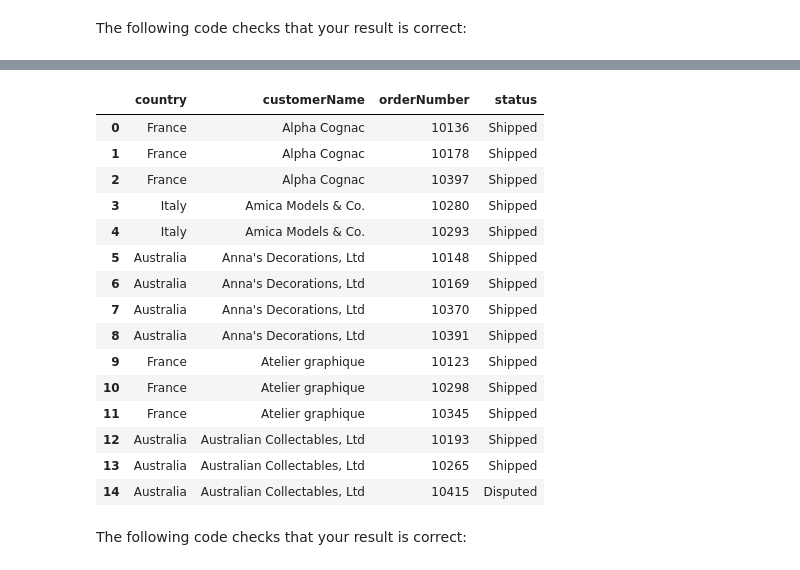
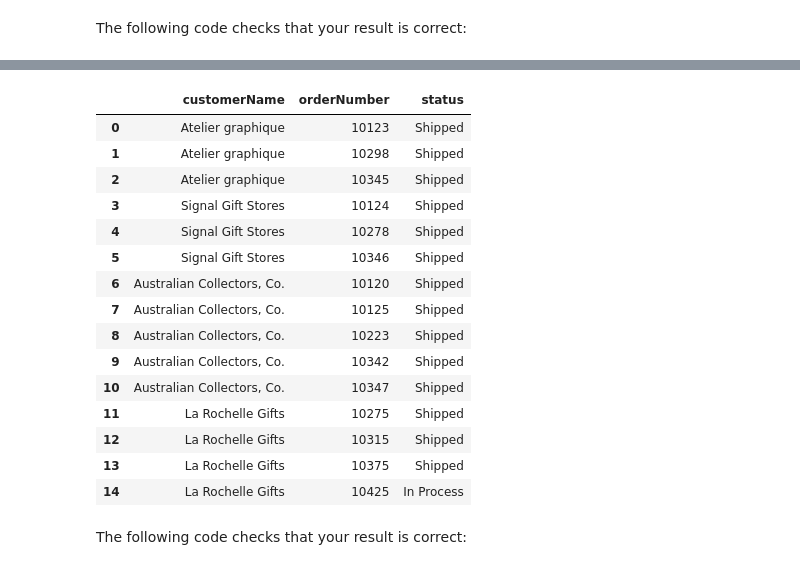
Before and after one commit to asphodelian/SQL-Exploration, a Jupyter notebook: SQL_Lab_Assignment_1.ipynb, the cells around one changed output, grey strips where cells are left out. Saved outputs shown, nothing was run; the diff lists cells and outputs as text; code cells hidden in the pictures.

```diff
--- a/SQL_Lab_Assignment_1.ipynb
+++ b/SQL_Lab_Assignment_1.ipynb
@@ -308,44 +308,42 @@ We will only display the first 15 results.
 # %%
 # Replace None with appropriate SQL code
 q5 = """
 SELECT
-    country,
     customerName,
     orderNumber,
     status
 FROM
     customers
 LEFT JOIN
     orders
 ON
     customers.customerNumber = orders.customerNumber
 WHERE
     orderNumber != "NAN" AND
-    status != "NONE" AND
-    country != "UK"
+    status != "NONE"
 ORDER BY
-    customerName
+    customers.customerNumber
 ;
 """
 q5_result = pd.read_sql(q5, conn)
 q5_result.head(15)
 # %% [output]
-|  | country | customerName | orderNumber | status |
-| 0 | France | Alpha Cognac | 10136 | Shipped |
-| 1 | France | Alpha Cognac | 10178 | Shipped |
-| 2 | France | Alpha Cognac | 10397 | Shipped |
-| 3 | Italy | Amica Models & Co. | 10280 | Shipped |
-| 4 | Italy | Amica Models & Co. | 10293 | Shipped |
-| 5 | Australia | Anna's Decorations, Ltd | 10148 | Shipped |
-| 6 | Australia | Anna's Decorations, Ltd | 10169 | Shipped |
-| 7 | Australia | Anna's Decorations, Ltd | 10370 | Shipped |
-| 8 | Australia | Anna's Decorations, Ltd | 10391 | Shipped |
-| 9 | France | Atelier graphique | 10123 | Shipped |
-| 10 | France | Atelier graphique | 10298 | Shipped |
-| 11 | France | Atelier graphique | 10345 | Shipped |
-| 12 | Australia | Australian Collectables, Ltd | 10193 | Shipped |
-| 13 | Australia | Australian Collectables, Ltd | 10265 | Shipped |
-| 14 | Australia | Australian Collectables, Ltd | 10415 | Disputed |
+|  | customerName | orderNumber | status |
+| 0 | Atelier graphique | 10123 | Shipped |
+| 1 | Atelier graphique | 10298 | Shipped |
+| 2 | Atelier graphique | 10345 | Shipped |
+| 3 | Signal Gift Stores | 10124 | Shipped |
+| 4 | Signal Gift Stores | 10278 | Shipped |
+| 5 | Signal Gift Stores | 10346 | Shipped |
+| 6 | Australian Collectors, Co. | 10120 | Shipped |
+| 7 | Australian Collectors, Co. | 10125 | Shipped |
+| 8 | Australian Collectors, Co. | 10223 | Shipped |
+| 9 | Australian Collectors, Co. | 10342 | Shipped |
+| 10 | Australian Collectors, Co. | 10347 | Shipped |
+| 11 | La Rochelle Gifts | 10275 | Shipped |
+| 12 | La Rochelle Gifts | 10315 | Shipped |
+| 13 | La Rochelle Gifts | 10375 | Shipped |
+| 14 | La Rochelle Gifts | 10425 | In Process |
 # %% [markdown]
 The following code checks that your result is correct:
 # %%
```
Also changed, not shown: parts of 2 cells of this notebook.
